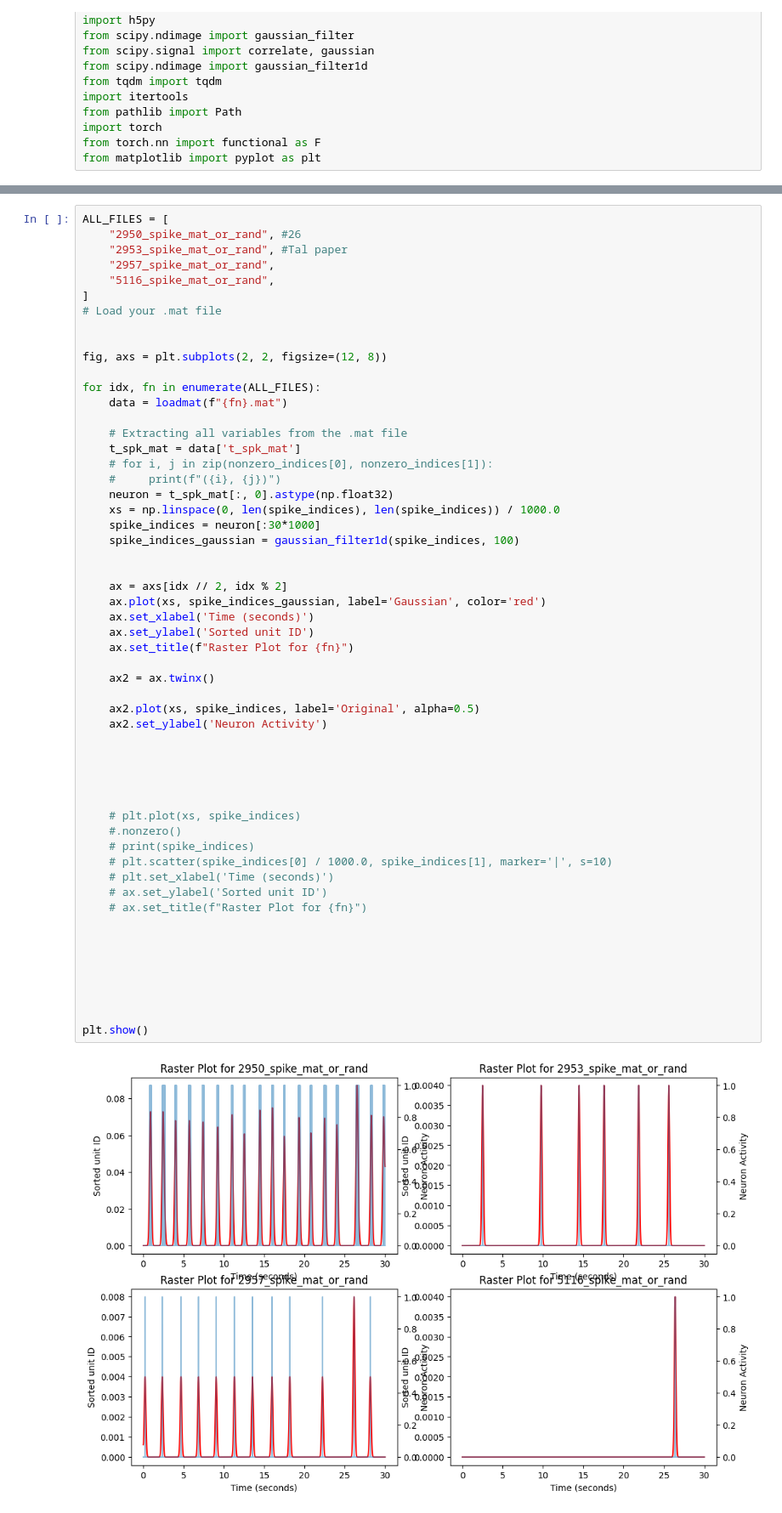
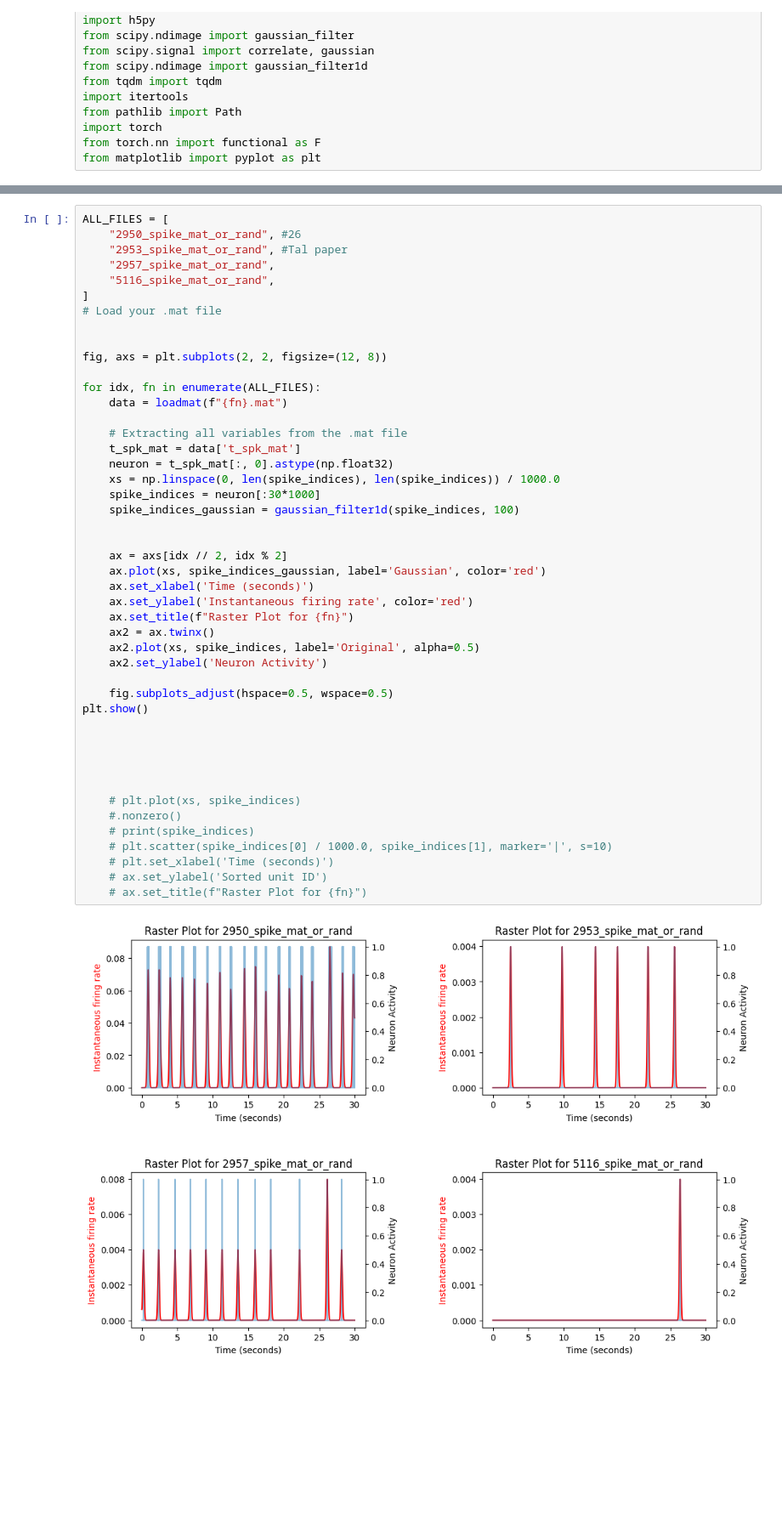
Before and after one commit to kotokote/HigherOrderCorrelations, a Jupyter notebook: codeForPaper/start.ipynb, the cells around one changed output, grey strips where cells are left out. Shown: that part at 85% size. Saved outputs shown, nothing was run; the diff lists cells and outputs as text; blank space fills up the shorter version.

Commit message:
added instantanous firing rate plot

```diff
--- a/codeForPaper/start.ipynb
+++ b/codeForPaper/start.ipynb
@@ -87,44 +90,35 @@ for idx, fn in enumerate(ALL_FILES):
     data = loadmat(f"{fn}.mat")
 
     # Extracting all variables from the .mat file
     t_spk_mat = data['t_spk_mat']
-    # for i, j in zip(nonzero_indices[0], nonzero_indices[1]):
-    #     print(f"({i}, {j})")
     neuron = t_spk_mat[:, 0].astype(np.float32)
     xs = np.linspace(0, len(spike_indices), len(spike_indices)) / 1000.0
     spike_indices = neuron[:30*1000]
     spike_indices_gaussian = gaussian_filter1d(spike_indices, 100)
 
 
     ax = axs[idx // 2, idx % 2]
     ax.plot(xs, spike_indices_gaussian, label='Gaussian', color='red')
     ax.set_xlabel('Time (seconds)')
-    ax.set_ylabel('Sorted unit ID')
+    ax.set_ylabel('Instantaneous firing rate', color='red')
     ax.set_title(f"Raster Plot for {fn}")
-
     ax2 = ax.twinx()
-
     ax2.plot(xs, spike_indices, label='Original', alpha=0.5)
     ax2.set_ylabel('Neuron Activity')
+
+    fig.subplots_adjust(hspace=0.5, wspace=0.5)
+plt.show()
 
 
 
 
 
     # plt.plot(xs, spike_indices)
     #.nonzero()
     # print(spike_indices)
     # plt.scatter(spike_indices[0] / 1000.0, spike_indices[1], marker='|', s=10)
     # plt.set_xlabel('Time (seconds)')
     # ax.set_ylabel('Sorted unit ID')
     # ax.set_title(f"Raster Plot for {fn}")
-
-
-
-
-
-
-
-plt.show()
 # %% [output]
-[figure, old version]
+[figure, new version]
```
Also changed, not shown: parts of 1 cell of this notebook.
